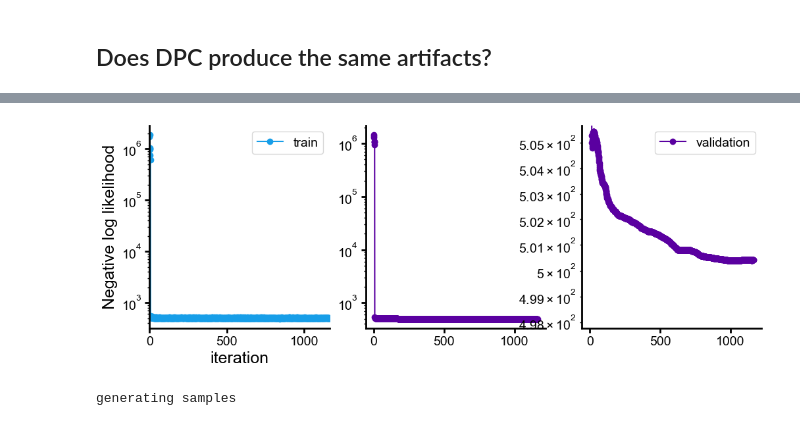
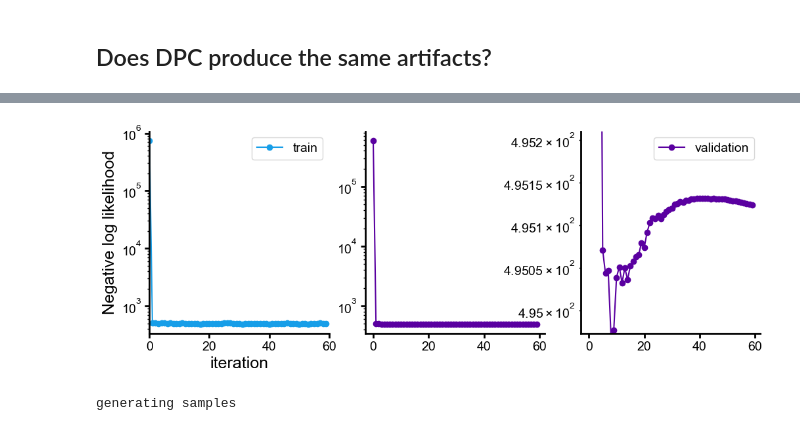
Before and after one commit to Waller-Lab/EncodingInformation, a Jupyter notebook: modeling_and_mi_estimation/before_and_after_optimization.ipynb, the cells around one changed output, grey strips where cells are left out. Drawn from its saved outputs; the diff is of its cells as text; code cells hidden in the pictures.

```diff
--- a/modeling_and_mi_estimation/before_and_after_optimization.ipynb
+++ b/modeling_and_mi_estimation/before_and_after_optimization.ipynb
@@ -38,7 +38,7 @@ def plot_loss_history(train_loss_history, val_loss_history):
     axs[1].semilogy(val_loss_history, '-o', label='validation', color=get_color_cycle()[1])
 
     # ylim are 2x the range of the middle 80% of the data
-    ylim = onp.percentile(val_loss_history, [10, 90])
+    ylim = onp.percentile(val_loss_history, [15, 85])
     diff = ylim[1] - ylim[0]
     ylim = [ylim[0] - diff, ylim[1] + diff]
     axs[2].semilogy(val_loss_history, '-o', label='validation', color=get_color_cycle()[1])
@@ -171,14 +171,14 @@ num_test_images = 1000
 all_images = load_bsccm_images(bsccm, channel=channel, num_images=num_images + num_test_images, edge_crop=edge_crop, median_filter=False)
 images = all_images[:num_images]
 test_images = all_images[num_images:]
-test_patches = extract_patches(test_images, patch_size, num_patches=num_test_images, seed=0)
+test_patches = extract_patches(test_images, patch_size, num_patches=num_test_images, seed=0, verbose=True)
 
 num_patches = 10000
 seed = 10 # this seed gives a bad initial fit
-patches = extract_patches(images, patch_size, num_patches=num_patches, seed=seed)
+patches = extract_patches(images, patch_size, num_patches=num_patches, seed=seed, verbose=True)
 # %%
 ### Do the optimization
-cov_mat_optimized, cov_mat_initial, mean_vec, best_loss, train_loss_history, val_loss_history, final_cov_mat = run_optimization(
-    patches, max_iters=1500, return_final=True, patience=150)
+cov_mat_optimized, cov_mat_initial, mean_vec, best_loss, train_loss_history, val_loss_history, final_cov_mat = fit_optimized_gaussian(
+    patches, num_validation=100, max_iters=1500, patience=50, return_everything=True, verbose=True)
 plot_loss_history(train_loss_history, val_loss_history)
 # %% [output]
@@ -187,4 +188,4 @@ Iteration 1164, validation loss: 500.41417500279937
-[figure, old version]
+[figure, new version]
 # %%
 sample_size = 40
 num_samples = 8
```
Also changed, not shown: parts of 9 cells of this notebook, 7 other files.
